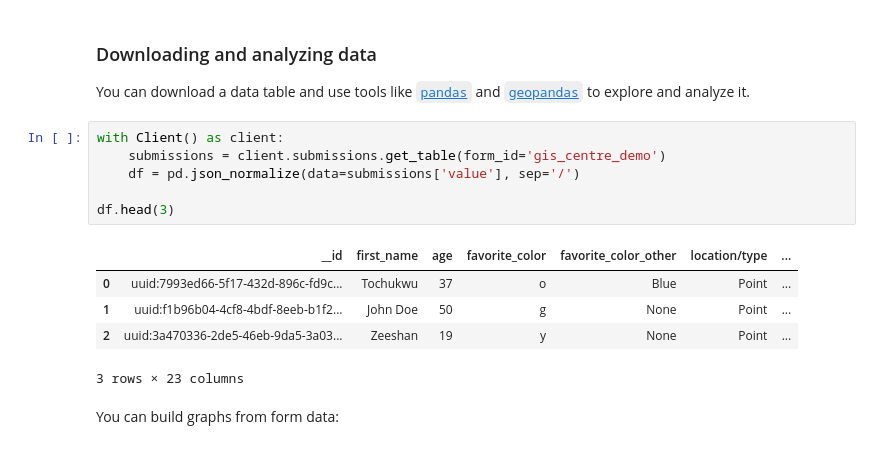
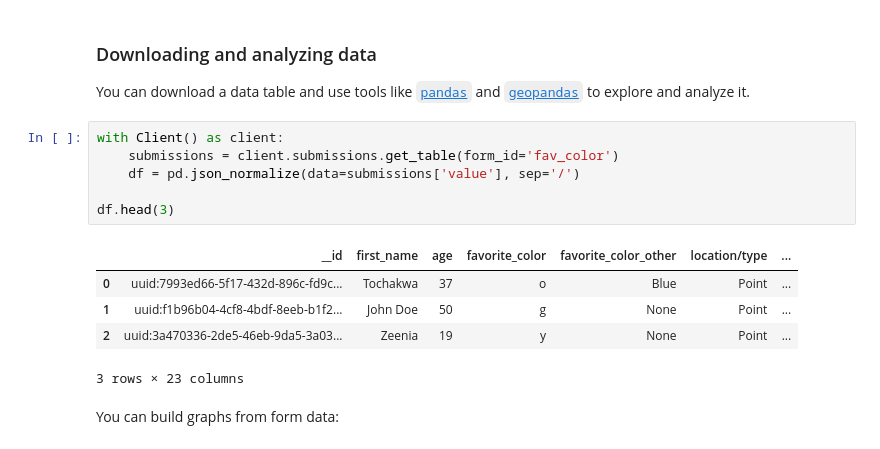
Before and after one commit to getodk/pyodk, a Jupyter notebook: examples/Using pyodk and pandas for basic analysis.ipynb, the cells around one changed output. Saved outputs shown, nothing was run; the diff lists cells and outputs as text.

```diff
--- a/examples/Using pyodk and pandas for basic analysis.ipynb
+++ b/examples/Using pyodk and pandas for basic analysis.ipynb
@@ -27,15 +29,15 @@ import pandas as pd
 You can download a data table and use tools like [`pandas`](https://pandas.pydata.org/) and [`geopandas`](https://geopandas.org/en/stable/) to explore and analyze it.
 # %%
 with Client() as client:
-    submissions = client.submissions.get_table(form_id='gis_centre_demo')
+    submissions = client.submissions.get_table(form_id='fav_color')
     df = pd.json_normalize(data=submissions['value'], sep='/')
 
 df.head(3)
 # %% [output]
 |  | __id | first_name | age | favorite_color | favorite_color_other | location/type | ... |
-| 0 | uuid:7993ed66-5f17-432d-896c-fd9c... | Tochukwu | 37 | o | Blue | Point | ... |
+| 0 | uuid:7993ed66-5f17-432d-896c-fd9c... | Tochakwa | 37 | o | Blue | Point | ... |
 | 1 | uuid:f1b96b04-4cf8-4bdf-8eeb-b1f2... | John Doe | 50 | g | None | Point | ... |
-| 2 | uuid:3a470336-2de5-46eb-9da5-3a03... | Zeeshan | 19 | y | None | Point | ... |
+| 2 | uuid:3a470336-2de5-46eb-9da5-3a03... | Zeenia | 19 | y | None | Point | ... |
 3 rows × 23 columns
 # %% [markdown]
 You can build graphs from form data:
```
Also changed, not shown: parts of 1 cell of this notebook, 7 other files.
